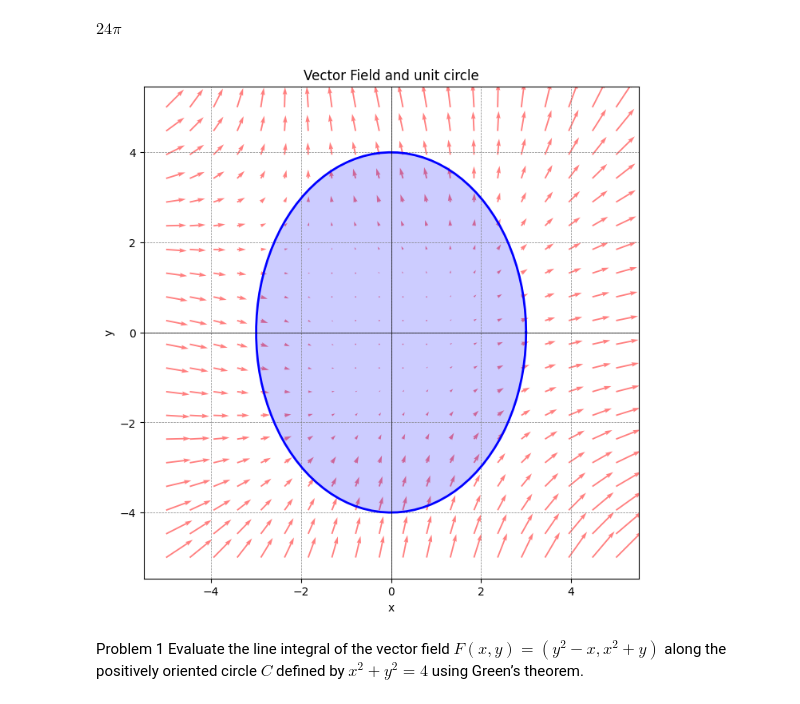
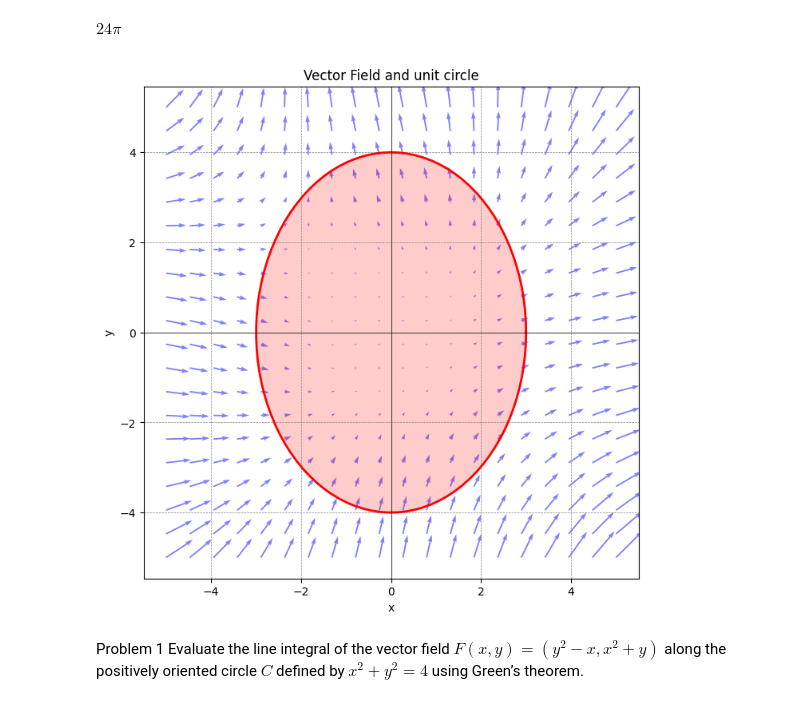
Before and after one commit to vasudev006/S2Codebase, a Jupyter notebook: EXPERIMENT_NO_6.ipynb, the cells around one changed output. Drawn from its saved outputs; the diff is of its cells as text; code cells hidden in the pictures.

```diff
--- a/EXPERIMENT_NO_6.ipynb
+++ b/EXPERIMENT_NO_6.ipynb
@@ -154,37 +154,37 @@ import matplotlib.pyplot as plt
 def P(x, y):
     return x**2 - y
 
 def Q(x, y):
     return x + y**2
 
 # Create a grid of points
 x_vals =np.linspace(-5,5,20)
 y_vals =np.linspace(-5,5,20)
 X, Y =np.meshgrid(x_vals, y_vals)
 
 # Compute the vector field at grid points
 U = P(X, Y)
 V = Q(X, Y)
 #define the unit circle
 theta = np.linspace(0, 2 * np.pi,100)
 circle_x =3*np.cos(theta)
 circle_y = 4*np.sin(theta)
 #plot the vector field
 plt.figure(figsize=(8,8))
-plt.quiver(X, Y, U, V, color='red', alpha=0.5)
-plt.plot(circle_x, circle_y, color='blue', linewidth=2)
+plt.quiver(X, Y, U, V, color='blue', alpha=0.5)
+plt.plot(circle_x, circle_y, color='red', linewidth=2)
 #shade the area inside the unit circle
-plt.fill(circle_x, circle_y, color='blue', alpha=0.2)
+plt.fill(circle_x, circle_y, color='red', alpha=0.2)
 plt.xlabel('x')
 plt.ylabel('y')
 plt.title('Vector Field and unit circle')
 plt.axhline(y=0, color='black', linewidth=0.5)
 plt.axvline(x=0, color='black', linewidth=0.5)
 plt.grid(color='gray',linestyle='--',linewidth=0.5)
 plt.axis('equal')
 plt.show()
 # %% [output]
-[figure, old version]
+[figure, new version]
 # %% [markdown]
 Problem 1 Evaluate the line integral of the vector field $F(x,y)=(y^2-x,x^2+y)$
  along the positively oriented circle $C$
```
Also changed, not shown: parts of 1 cell of this notebook.
